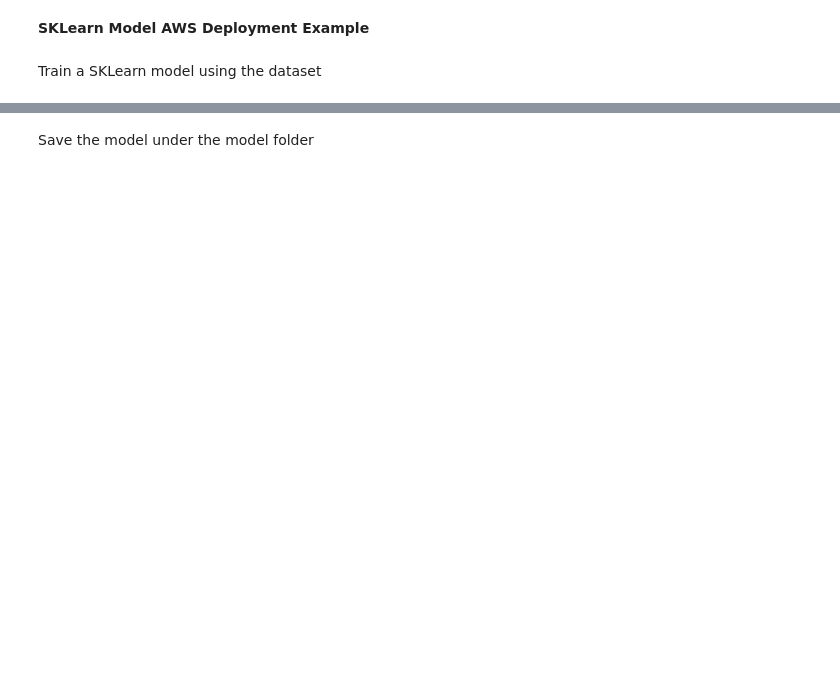
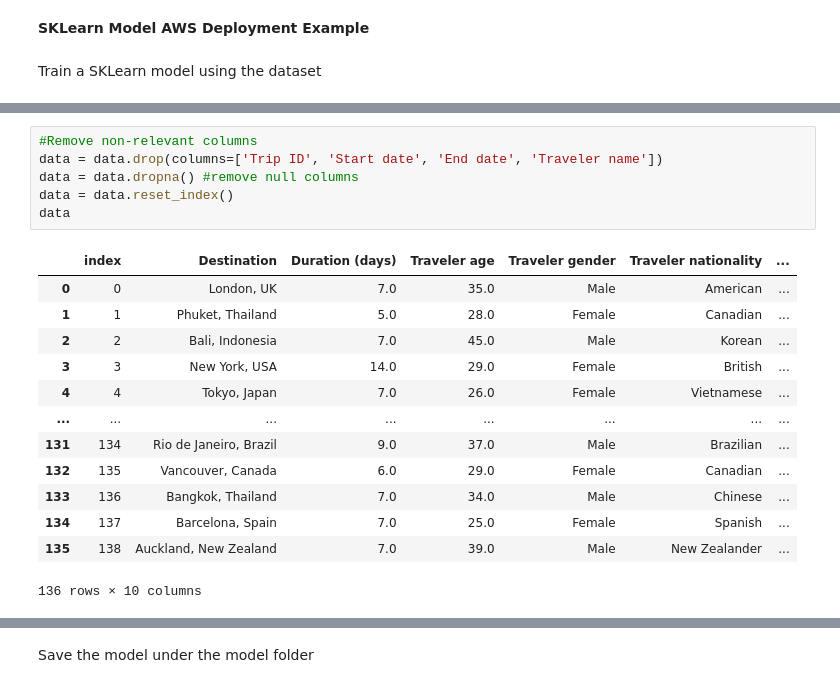
Before and after one commit to thomaschoi143/ml-deployment-workshop, a Jupyter notebook: sklearn/sklearn.ipynb, the cells around one changed output, grey strips where cells are left out. Saved outputs shown, nothing was run; the diff lists cells and outputs as text; blank space fills up the shorter version.

```diff
--- a/sklearn/sklearn.ipynb
+++ b/sklearn/sklearn.ipynb
@@ -32,0 +30,20 @@ Accuracy: 100.00%
+# %%
+#Remove non-relevant columns
+data = data.drop(columns=['Trip ID', 'Start date', 'End date', 'Traveler name'])
+data = data.dropna() #remove null columns
+data = data.reset_index()
+data
+# %% [output]
+|  | index | Destination | Duration (days) | Traveler age | Traveler gender | Traveler nationality | ... |
+| 0 | 0 | London, UK | 7.0 | 35.0 | Male | American | ... |
+| 1 | 1 | Phuket, Thailand | 5.0 | 28.0 | Female | Canadian | ... |
+| 2 | 2 | Bali, Indonesia | 7.0 | 45.0 | Male | Korean | ... |
+| 3 | 3 | New York, USA | 14.0 | 29.0 | Female | British | ... |
+| 4 | 4 | Tokyo, Japan | 7.0 | 26.0 | Female | Vietnamese | ... |
+| ... | ... | ... | ... | ... | ... | ... | ... |
+| 131 | 134 | Rio de Janeiro, Brazil | 9.0 | 37.0 | Male | Brazilian | ... |
+| 132 | 135 | Vancouver, Canada | 6.0 | 29.0 | Female | Canadian | ... |
+| 133 | 136 | Bangkok, Thailand | 7.0 | 34.0 | Male | Chinese | ... |
+| 134 | 137 | Barcelona, Spain | 7.0 | 25.0 | Female | Spanish | ... |
+| 135 | 138 | Auckland, New Zealand | 7.0 | 39.0 | Male | New Zealander | ... |
+136 rows × 10 columns
```
Also changed, not shown: parts of 20 cells of this notebook, 3 other files.
